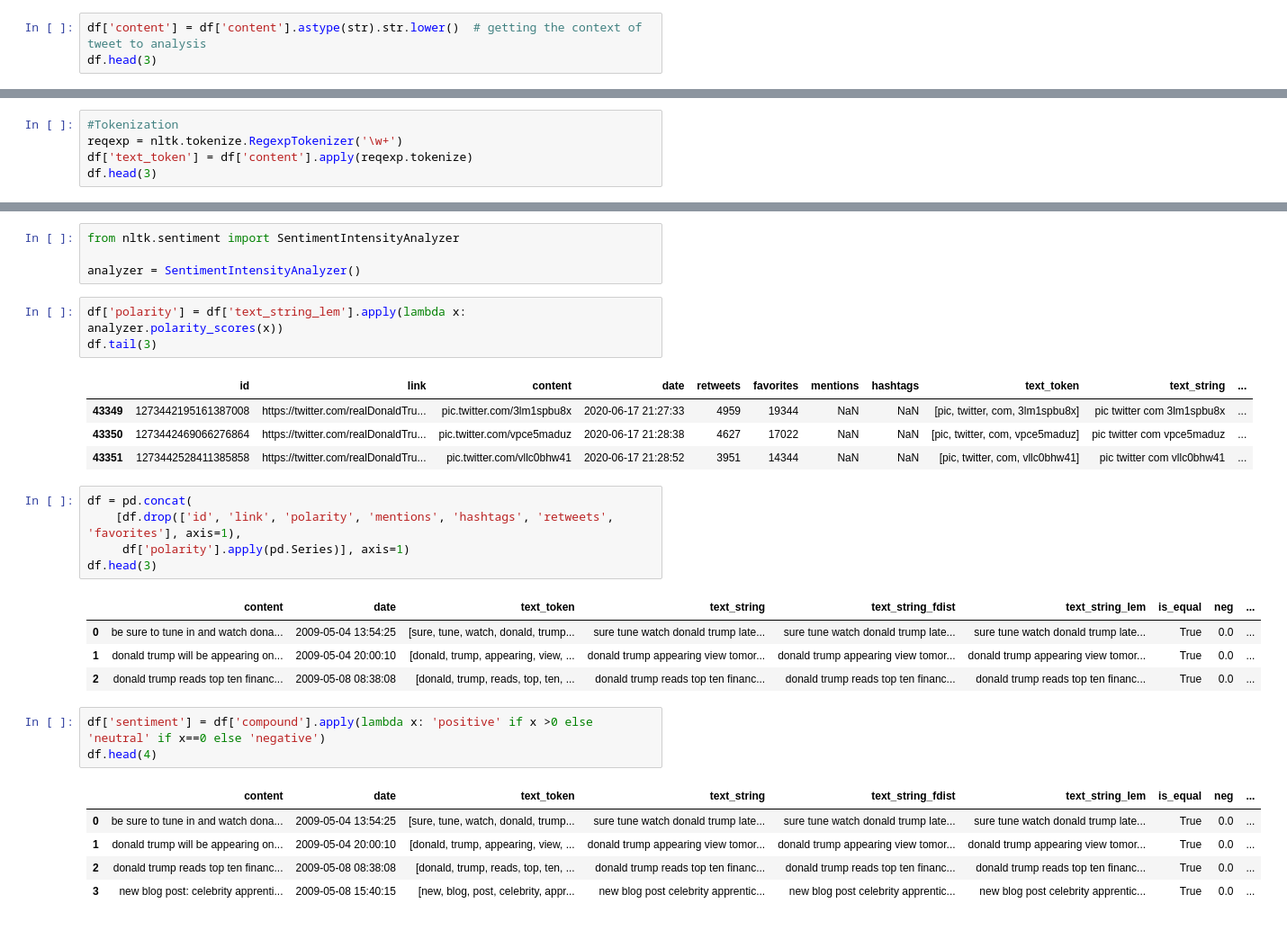
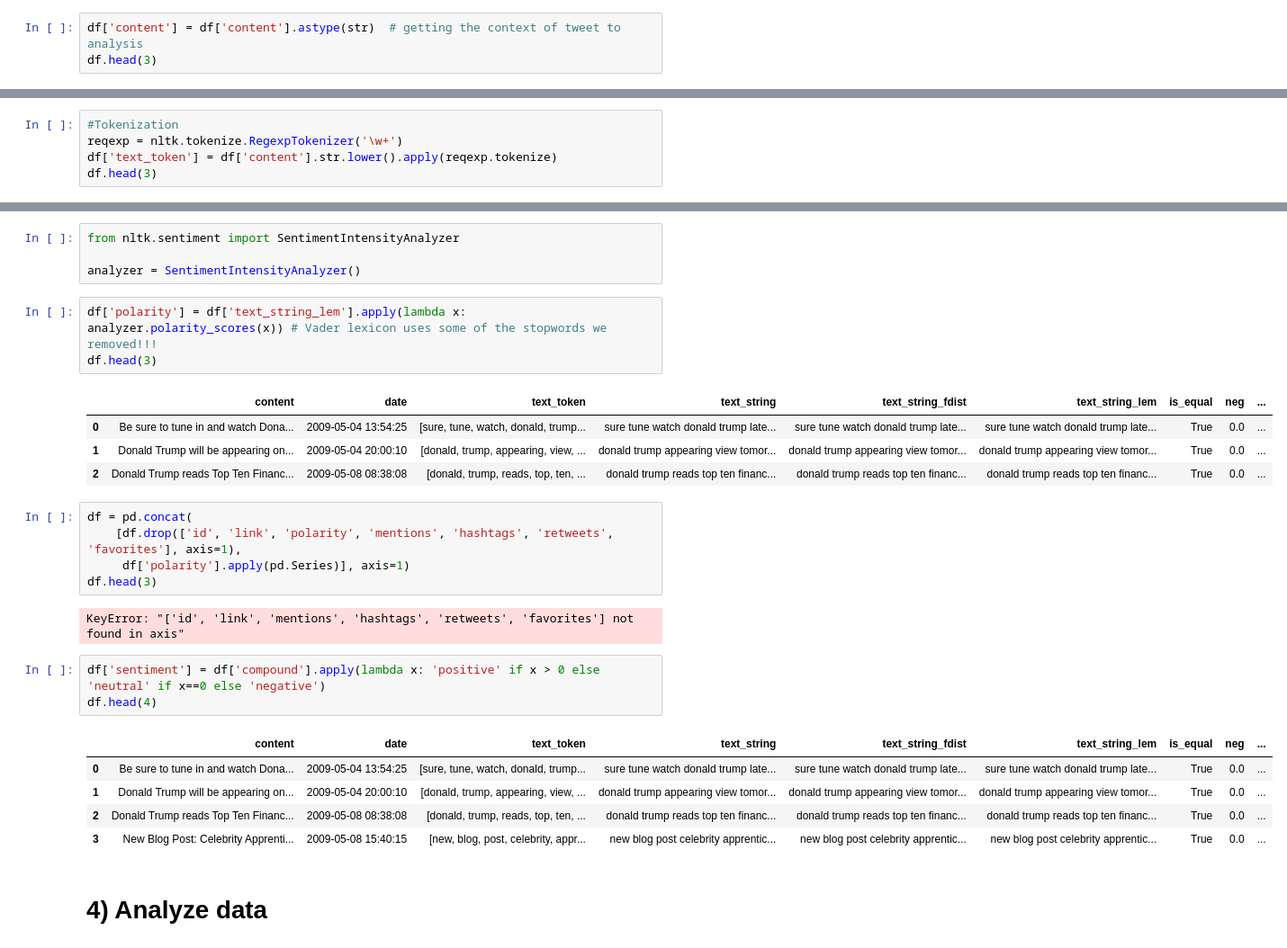
Before and after one commit to m-orlewski/nlp-sentiment-analysis, a Jupyter notebook: main.ipynb, the cells around one changed output, grey strips where cells are left out. Shown: that part at 90% size. Cells and saved outputs as stored; diff of their text form.

```diff
--- a/main.ipynb
+++ b/main.ipynb
@@ -109,5 +109,5 @@ emb = None
 # %%
-df['content'] = df['content'].astype(str).str.lower()  # getting the context of tweet to analysis
+df['content'] = df['content'].astype(str)  # getting the context of tweet to analysis
 df.head(3)
 # %% [output]
 |  | id | link | content | date | retweets | favorites | mentions | hashtags |
@@ -117,7 +117,7 @@ df.head(3)
 # %%
 #Tokenization
 reqexp = nltk.tokenize.RegexpTokenizer('\w+')
-df['text_token'] = df['content'].apply(reqexp.tokenize)
+df['text_token'] = df['content'].str.lower().apply(reqexp.tokenize)
 df.head(3)
 # %% [output]
 |  | id | link | content | date | retweets | favorites | mentions | hashtags | text_token |
@@ -236,30 +218,29 @@ from nltk.sentiment import SentimentIntensityAnalyzer
 
 analyzer = SentimentIntensityAnalyzer()
 # %%
-df['polarity'] = df['text_string_lem'].apply(lambda x: analyzer.polarity_scores(x))
-df.tail(3)
+df['polarity'] = df['text_string_lem'].apply(lambda x: analyzer.polarity_scores(x)) # Vader lexicon uses some of the stopwords we removed!!!
+df.head(3)
 # %% [output]
-|  | id | link | content | date | retweets | favorites | mentions | hashtags | text_token | text_string | ... |
-| 43349 | 1273442195161387008 | https://twitter.com/realDonaldTru... | pic.twitter.com/3lm1spbu8x | 2020-06-17 21:27:33 | 4959 | 19344 | NaN | NaN | [pic, twitter, com, 3lm1spbu8x] | pic twitter com 3lm1spbu8x | ... |
-| 43350 | 1273442469066276864 | https://twitter.com/realDonaldTru... | pic.twitter.com/vpce5maduz | 2020-06-17 21:28:38 | 4627 | 17022 | NaN | NaN | [pic, twitter, com, vpce5maduz] | pic twitter com vpce5maduz | ... |
-| 43351 | 1273442528411385858 | https://twitter.com/realDonaldTru... | pic.twitter.com/vllc0bhw41 | 2020-06-17 21:28:52 | 3951 | 14344 | NaN | NaN | [pic, twitter, com, vllc0bhw41] | pic twitter com vllc0bhw41 | ... |
+|  | content | date | text_token | text_string | text_string_fdist | text_string_lem | is_equal | neg | ... |
+| 0 | Be sure to tune in and watch Dona... | 2009-05-04 13:54:25 | [sure, tune, watch, donald, trump... | sure tune watch donald trump late... | sure tune watch donald trump late... | sure tune watch donald trump late... | True | 0.0 | ... |
+| 1 | Donald Trump will be appearing on... | 2009-05-04 20:00:10 | [donald, trump, appearing, view, ... | donald trump appearing view tomor... | donald trump appearing view tomor... | donald trump appearing view tomor... | True | 0.0 | ... |
+| 2 | Donald Trump reads Top Ten Financ... | 2009-05-08 08:38:08 | [donald, trump, reads, top, ten, ... | donald trump reads top ten financ... | donald trump reads top ten financ... | donald trump reads top ten financ... | True | 0.0 | ... |
 # %%
 df = pd.concat(
     [df.drop(['id', 'link', 'polarity', 'mentions', 'hashtags', 'retweets', 'favorites'], axis=1),
      df['polarity'].apply(pd.Series)], axis=1)
 df.head(3)
 # %% [output]
-|  | content | date | text_token | text_string | text_string_fdist | text_string_lem | is_equal | neg | ... |
-| 0 | be sure to tune in and watch dona... | 2009-05-04 13:54:25 | [sure, tune, watch, donald, trump... | sure tune watch donald trump late... | sure tune watch donald trump late... | sure tune watch donald trump late... | True | 0.0 | ... |
-| 1 | donald trump will be appearing on... | 2009-05-04 20:00:10 | [donald, trump, appearing, view, ... | donald trump appearing view tomor... | donald trump appearing view tomor... | donald trump appearing view tomor... | True | 0.0 | ... |
-| 2 | donald trump reads top ten financ... | 2009-05-08 08:38:08 | [donald, trump, reads, top, ten, ... | donald trump reads top ten financ... | donald trump reads top ten financ... | donald trump reads top ten financ... | True | 0.0 | ... |
+KeyError: "['id', 'link', 'mentions', 'hashtags', 'retweets', 'favorites'] not found in axis"
 # %%
-df['sentiment'] = df['compound'].apply(lambda x: 'positive' if x >0 else 'neutral' if x==0 else 'negative')
+df['sentiment'] = df['compound'].apply(lambda x: 'positive' if x > 0 else 'neutral' if x==0 else 'negative')
 df.head(4)
 # %% [output]
 |  | content | date | text_token | text_string | text_string_fdist | text_string_lem | is_equal | neg | ... |
-| 0 | be sure to tune in and watch dona... | 2009-05-04 13:54:25 | [sure, tune, watch, donald, trump... | sure tune watch donald trump late... | sure tune watch donald trump late... | sure tune watch donald trump late... | True | 0.0 | ... |
-| 1 | donald trump will be appearing on... | 2009-05-04 20:00:10 | [donald, trump, appearing, view, ... | donald trump appearing view tomor... | donald trump appearing view tomor... | donald trump appearing view tomor... | True | 0.0 | ... |
-| 2 | donald trump reads top ten financ... | 2009-05-08 08:38:08 | [donald, trump, reads, top, ten, ... | donald trump reads top ten financ... | donald trump reads top ten financ... | donald trump reads top ten financ... | True | 0.0 | ... |
-| 3 | new blog post: celebrity apprenti... | 2009-05-08 15:40:15 | [new, blog, post, celebrity, appr... | new blog post celebrity apprentic... | new blog post celebrity apprentic... | new blog post celebrity apprentic... | True | 0.0 | ... |
+| 0 | Be sure to tune in and watch Dona... | 2009-05-04 13:54:25 | [sure, tune, watch, donald, trump... | sure tune watch donald trump late... | sure tune watch donald trump late... | sure tune watch donald trump late... | True | 0.0 | ... |
+| 1 | Donald Trump will be appearing on... | 2009-05-04 20:00:10 | [donald, trump, appearing, view, ... | donald trump appearing view tomor... | donald trump appearing view tomor... | donald trump appearing view tomor... | True | 0.0 | ... |
+| 2 | Donald Trump reads Top Ten Financ... | 2009-05-08 08:38:08 | [donald, trump, reads, top, ten, ... | donald trump reads top ten financ... | donald trump reads top ten financ... | donald trump reads top ten financ... | True | 0.0 | ... |
+| 3 | New Blog Post: Celebrity Apprenti... | 2009-05-08 15:40:15 | [new, blog, post, celebrity, appr... | new blog post celebrity apprentic... | new blog post celebrity apprentic... | new blog post celebrity apprentic... | True | 0.0 | ... |
+# %% [markdown]
+# 4) Analyze data
 # %%
```
Also changed, not shown: parts of 18 cells of this notebook.
